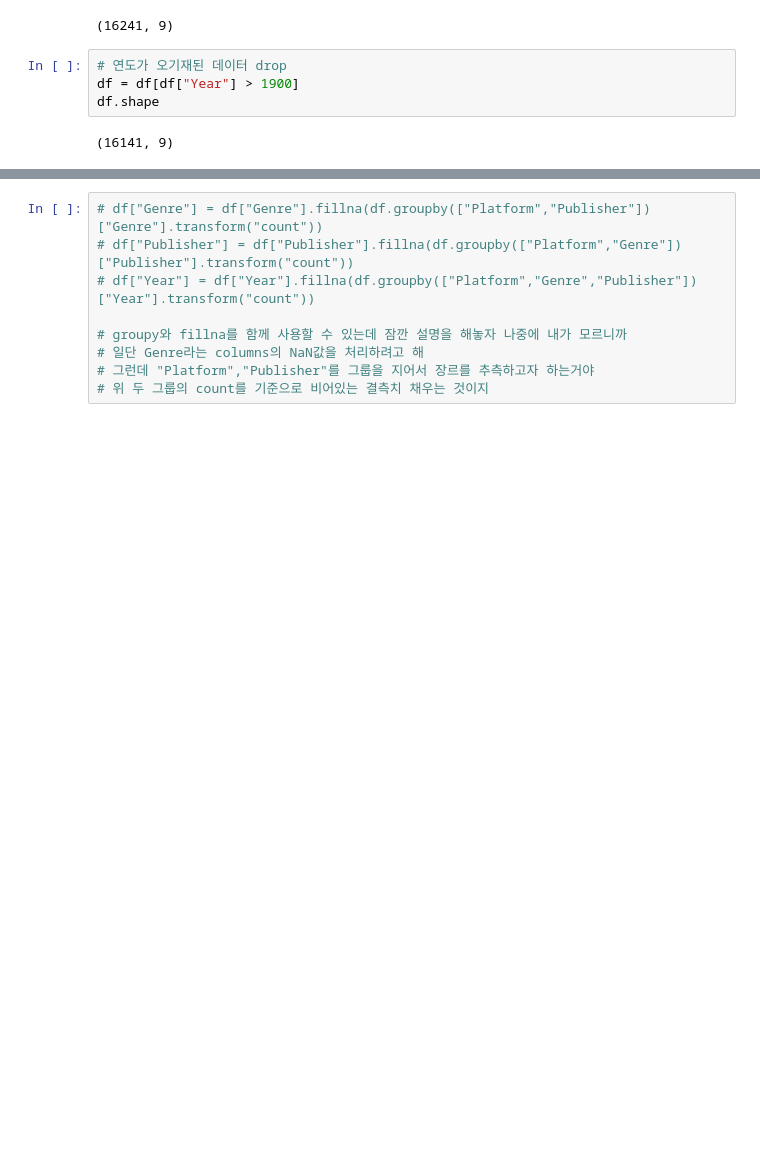
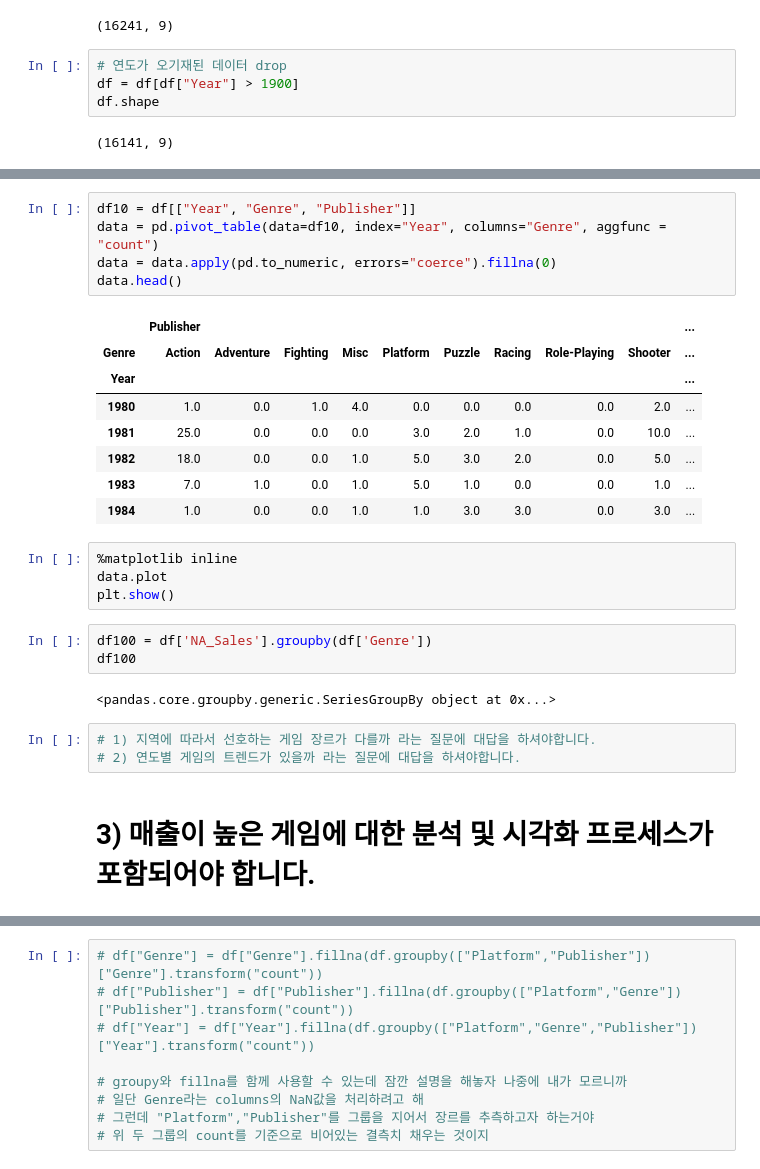
Before and after one commit to daje0601/CookBook-Python, a Jupyter notebook: section1_project_ds.ipynb, the cells around one changed output, grey strips where cells are left out. Saved outputs shown, nothing was run; the diff lists cells and outputs as text; blank space fills up the shorter version.

```diff
--- a/section1_project_ds.ipynb
+++ b/section1_project_ds.ipynb
@@ -127 +124,29 @@ df.head()
+# %%
+df10 = df[["Year", "Genre", "Publisher"]]
+data = pd.pivot_table(data=df10, index="Year", columns="Genre", aggfunc = "count")
+data = data.apply(pd.to_numeric, errors="coerce").fillna(0)
+data.head()
+# %% [output]
+|  | Publisher |  |  |  |  |  |  |  |  | ... |
+| Genre | Action | Adventure | Fighting | Misc | Platform | Puzzle | Racing | Role-Playing | Shooter | ... |
+| Year |  |  |  |  |  |  |  |  |  | ... |
+| 1980 | 1.0 | 0.0 | 1.0 | 4.0 | 0.0 | 0.0 | 0.0 | 0.0 | 2.0 | ... |
+| 1981 | 25.0 | 0.0 | 0.0 | 0.0 | 3.0 | 2.0 | 1.0 | 0.0 | 10.0 | ... |
+| 1982 | 18.0 | 0.0 | 0.0 | 1.0 | 5.0 | 3.0 | 2.0 | 0.0 | 5.0 | ... |
+| 1983 | 7.0 | 1.0 | 0.0 | 1.0 | 5.0 | 1.0 | 0.0 | 0.0 | 1.0 | ... |
+| 1984 | 1.0 | 0.0 | 0.0 | 1.0 | 1.0 | 3.0 | 3.0 | 0.0 | 3.0 | ... |
+# %%
+%matplotlib inline
+data.plot
+plt.show()
+# %%
+df100 = df['NA_Sales'].groupby(df['Genre'])
+df100
+# %% [output]
+<pandas.core.groupby.generic.SeriesGroupBy object at 0x...>
+# %%
+# 1) 지역에 따라서 선호하는 게임 장르가 다를까 라는 질문에 대답을 하셔야합니다.
+# 2) 연도별 게임의 트렌드가 있을까 라는 질문에 대답을 하셔야합니다.
+# %% [markdown]
+# 3) 매출이 높은 게임에 대한 분석 및 시각화 프로세스가 포함되어야 합니다.
 # %%
```
Also changed, not shown: parts of 11 cells of this notebook.
